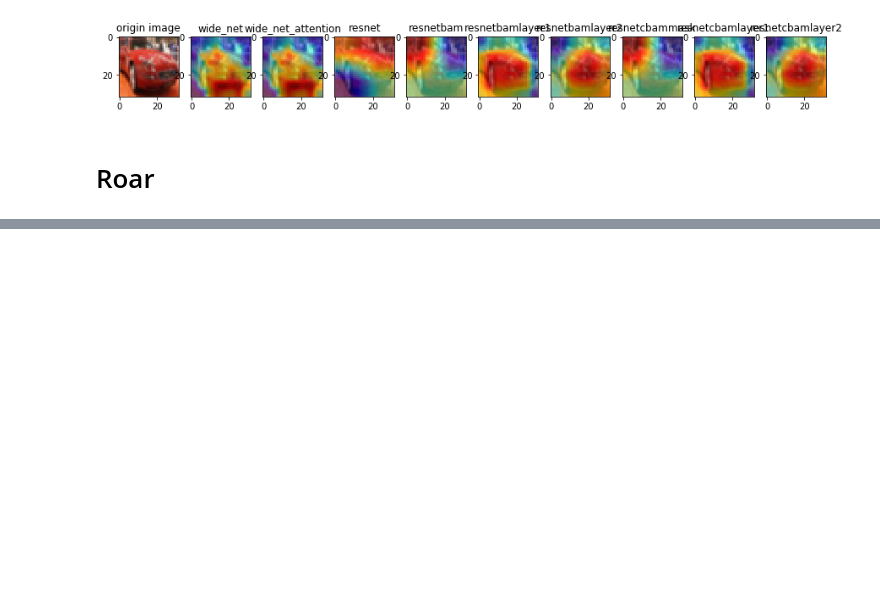
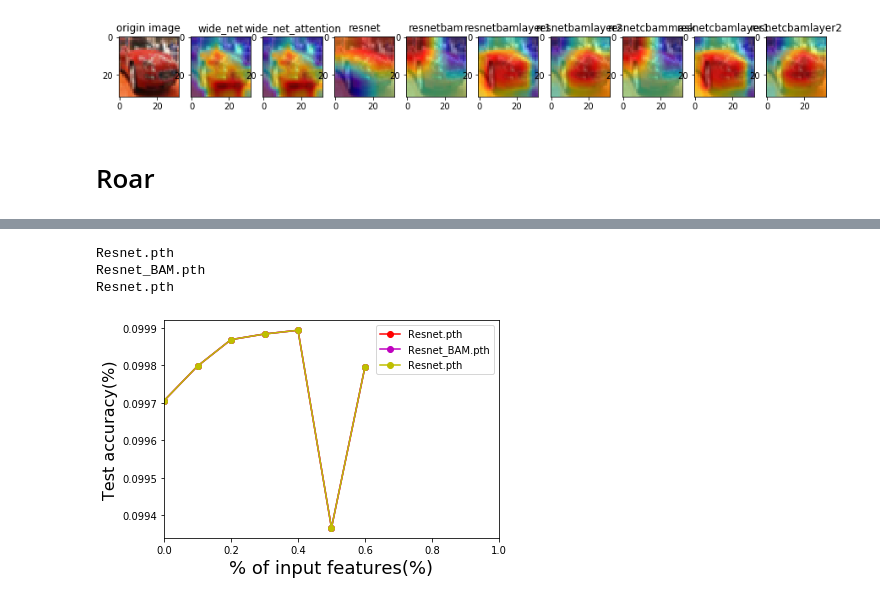
Before and after one commit to SlowMonk/XAI, a Jupyter notebook: 2.problem/7.roar_제출용.ipynb, the cells around one changed output, grey strips where cells are left out. Drawn from its saved outputs; the diff is of its cells as text; code cells hidden in the pictures; blank space fills up the shorter version.

```diff
--- a/2.problem/7.roar_제출용.ipynb
+++ b/2.problem/7.roar_제출용.ipynb
@@ -255,0 +259,25 @@ WideResNet_attention.pth
+# %%
+#names = ['Resnet_BAM_CBAM.pth','Resnet_BAM.pth','Resnet.pth','WideResNet.pth','WideResNet_attention.pth']
+names = ['Resnet.pth','Resnet_BAM.pth','Resnet.pth']
+color = ['r','m','y']
+ratio = np.arange(0,0.7,0.1)
+
+for n,c in zip(names,color):
+    print(n)
+    acc_bs,steps_bs = accuracy_list(n,'KAR')
+
+    acc_bs = np.array(acc_bs)
+    steps_bs = np.array(steps_bs)
+
+
+    plt.plot(ratio,acc_bs,'-ok',marker='o',label=n,color=c)
+    #plt.plot(ratio,acc_bs_bam,'-ok',marker='o',label="resnet_bam",color='m')
+    plt.xlabel('% of input features(%)',fontsize=18)
+    plt.ylabel('Test accuracy(%)',fontsize=16)
+    plt.legend(numpoints=1)
+    plt.xlim(0, 1);
+# %% [output]
+Resnet.pth
+Resnet_BAM.pth
+Resnet.pth
+[figure, added]
```
Also changed, not shown: parts of 3 cells of this notebook.
